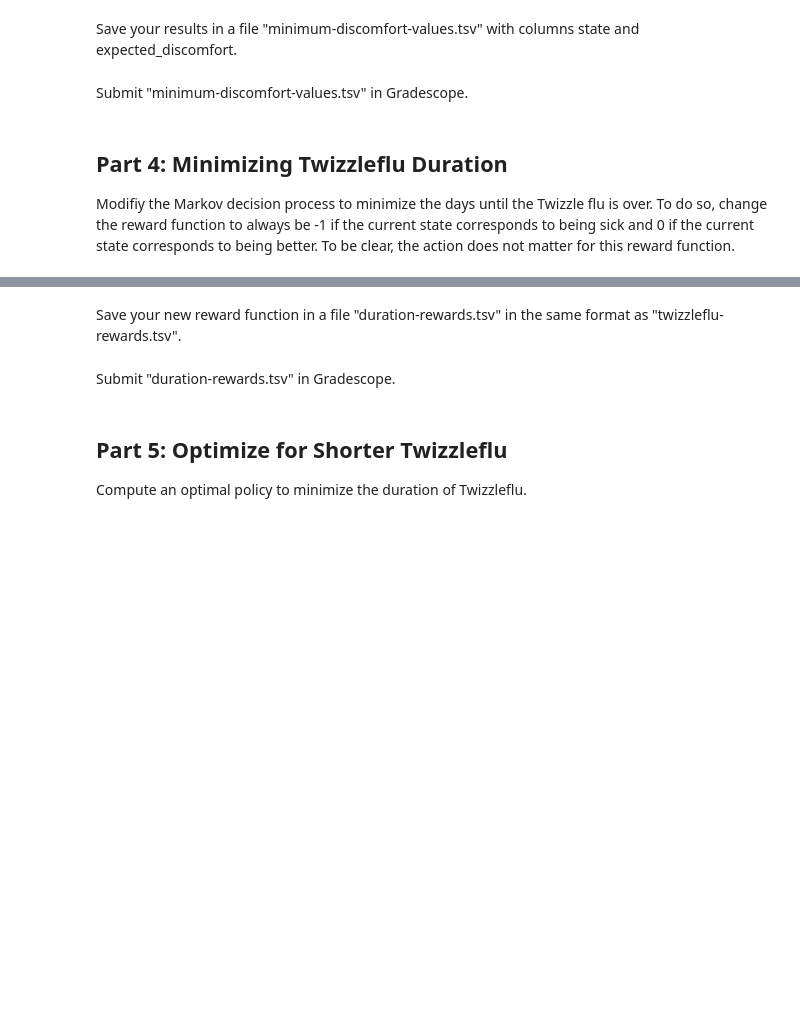
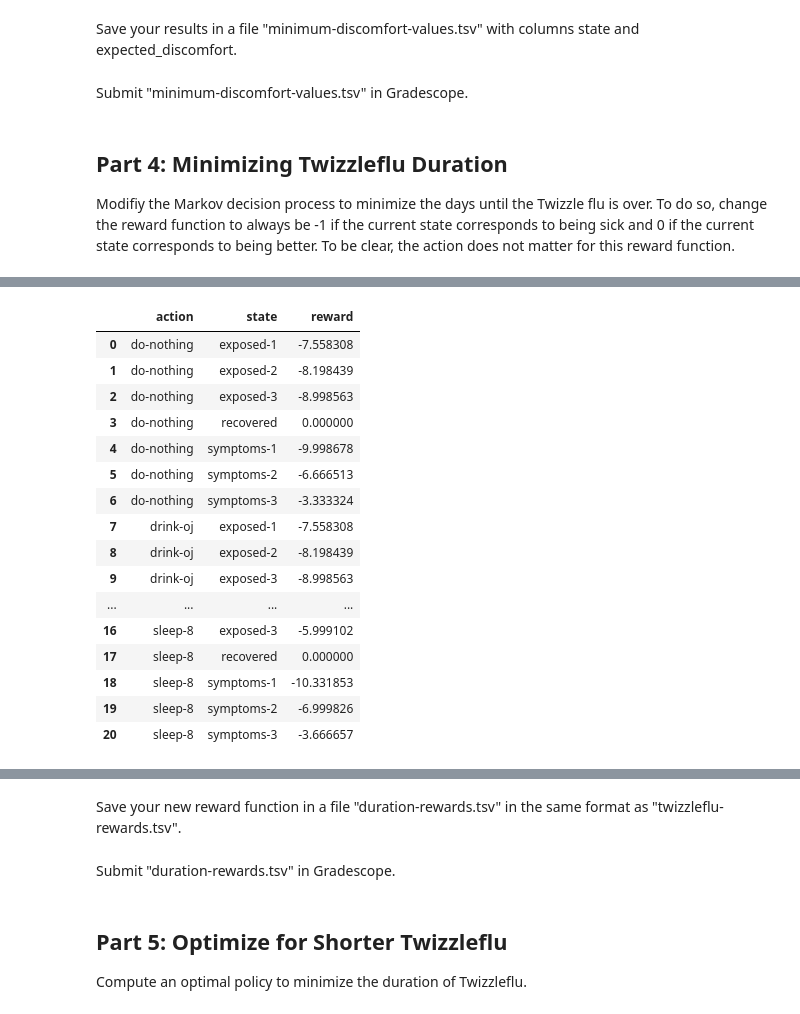
Before and after one commit to cfornesa/dx704-project-06, a Jupyter notebook: project.ipynb, the cells around one changed output, grey strips where cells are left out. Cells and saved outputs as stored; diff of their text form; code cells hidden in the pictures; blank space fills up the shorter version.

Commit message:
Part 4 - Correct

```diff
--- a/project.ipynb
+++ b/project.ipynb
@@ -633,0 +692,5 @@ Using your previous optimal policy, compute the expected discomfort for each sta
+# %%
+# Fill P3 for all actions
+    # For each action, select only relevant transitions
+subP3 = transitions
+subP3
@@ -656,0 +933,4 @@ def compute_qT_once(R, P, gamma, v):
+# %%
+# Actions do not matter
+R4 = np.zeros((3, ns), dtype=float)
+P4 = np.zeros((3, ns, ns), dtype=float)
@@ -656,0 +1012,4 @@ def compute_qT_once(R, P, gamma, v):
+# %%
+# Fill P4
+subP4 = transitions
+subP4
@@ -656,0 +1034,7 @@ def compute_qT_once(R, P, gamma, v):
+# %%
+subP4_agg = (
+    subP4
+      .groupby(["action", "state", "next_state"], as_index=False)["probability"]
+      .sum()
+)
+subP4_agg
@@ -656,0 +1116,53 @@ def compute_qT_once(R, P, gamma, v):
+# %%
+# Use value_iteration_conditional to directly calculate optimal value function for duration (based on expected reward)
+# The reward function for duration is -1 for sick states, 0 for recovered.
+# We need to set up R4 with these new rewards.
+
+# This part should ideally be done before this cell, but for demonstration, we'll define R4 here
+# based on the new duration reward scheme.
+R4_duration = np.zeros((3, ns), dtype=float)
+sick_states_indices = [S[s] for s in states if s != 'recovered']
+recovered_state_index = S['recovered']
+
+for a_idx in range(3):
+    for s_idx in range(ns):
+        if s_idx in sick_states_indices:
+            R4_duration[a_idx, s_idx] = -1.0
+        else:
+            R4_duration[a_idx, s_idx] = 0.0
+
+# Now, perform value iteration with the duration rewards (maximizing reward is minimizing duration)
+# We can use the value_iteration function defined for maximizing reward.
+# The optimal value function will represent the negative of the expected duration.
+v_optimal_duration_reward = value_iteration(R4_duration, P4, gamma)
+
+print("Optimal value function (negative expected duration) for gamma=1.0:")
+print(v_optimal_duration_reward)
+print()
+
+# Calculate Q-values using the optimal value function
+Q_optimal_duration = compute_qT_once(R4_duration, P4, gamma, v_optimal_duration_reward)
+
+# Determine the optimal policy based on maximizing the duration reward (minimizing duration)
+optimal_duration_actions_indices = np.argmax(Q_optimal_duration, axis=0)
+
+# Map action indices back to action names
+action_names = ["do-nothing", "drink-oj", "sleep-8"]
+optimal_duration_actions = [action_names[i] for i in optimal_duration_actions_indices]
+
+# Create a DataFrame to display Q-values (action, state, Q-value)
+q_values_list = []
+for a_idx, a_name in enumerate(action_names):
+    for s_idx, s_name in enumerate(states):
+        q_values_list.append({'action': a_name, 'state': s_name, 'reward': Q_optimal_duration[a_idx, s_idx]})
+
+duration_rewards = pd.DataFrame(q_values_list)
+
+print("Optimal rewards (Expected cumulative negative duration for each state-action pair):")
+display(duration_rewards)
+
+# Print the optimal policy for minimizing duration
+print("\nOptimal policy for minimizing duration (action for each state):")
+for i, state in enumerate(states):
+    print(f"State: {state}, Optimal Action: {optimal_duration_actions[i]}")
+# %% [output]
@@ -656,0 +1174,17 @@ def compute_qT_once(R, P, gamma, v):
+|  | action | state | reward |
+| 0 | do-nothing | exposed-1 | -7.558308 |
+| 1 | do-nothing | exposed-2 | -8.198439 |
+| 2 | do-nothing | exposed-3 | -8.998563 |
+| 3 | do-nothing | recovered | 0.000000 |
+| 4 | do-nothing | symptoms-1 | -9.998678 |
+| 5 | do-nothing | symptoms-2 | -6.666513 |
+| 6 | do-nothing | symptoms-3 | -3.333324 |
+| 7 | drink-oj | exposed-1 | -7.558308 |
+| 8 | drink-oj | exposed-2 | -8.198439 |
+| 9 | drink-oj | exposed-3 | -8.998563 |
+| ... | ... | ... | ... |
+| 16 | sleep-8 | exposed-3 | -5.999102 |
+| 17 | sleep-8 | recovered | 0.000000 |
+| 18 | sleep-8 | symptoms-1 | -10.331853 |
+| 19 | sleep-8 | symptoms-2 | -6.999826 |
+| 20 | sleep-8 | symptoms-3 | -3.666657 |
```
Also changed, not shown: parts of 35 cells of this notebook, 3 other files.
